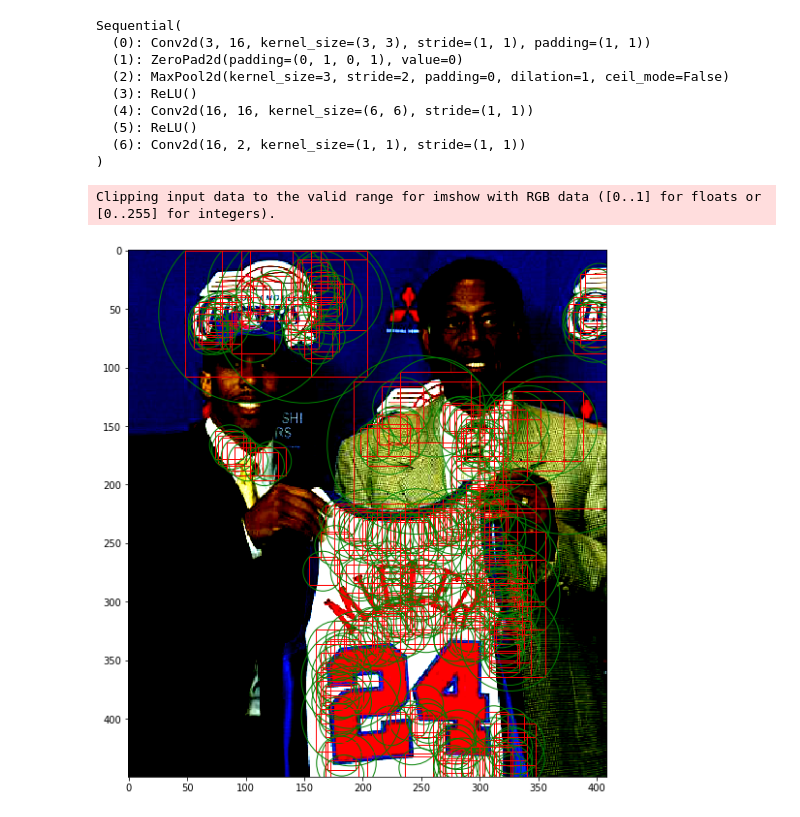
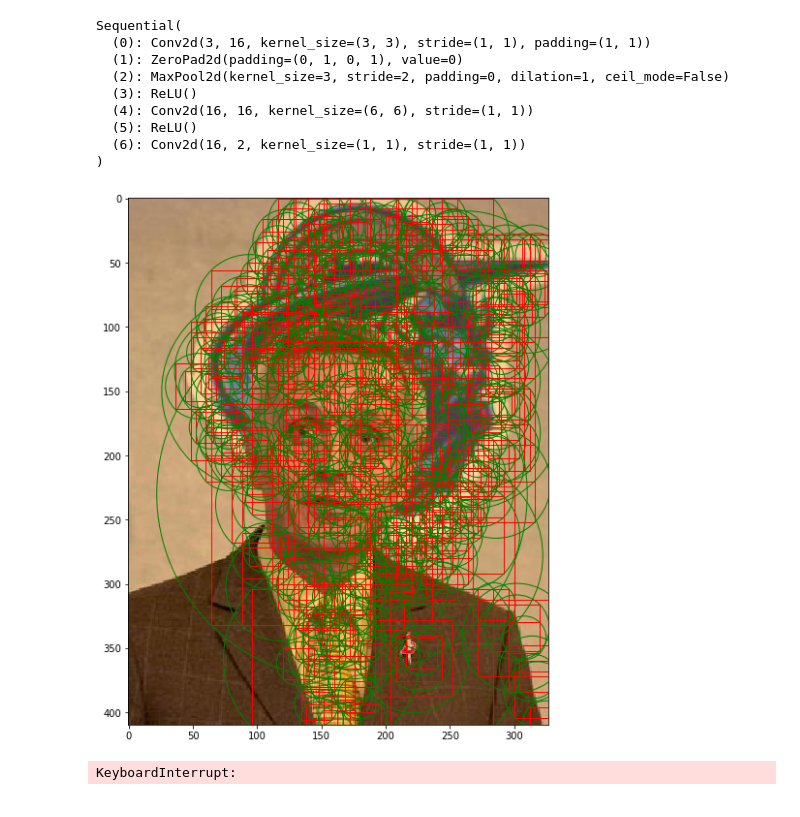
Before and after one commit to yohaiMagen/Deep_Learning_Course, a Jupyter notebook: Ex2/Ex2Q1.ipynb, the cells around one changed output. Saved outputs shown, nothing was run; the diff lists cells and outputs as text; code cells hidden in the pictures.

```diff
--- a/Ex2/Ex2Q1.ipynb
+++ b/Ex2/Ex2Q1.ipynb
@@ -294,9 +296,9 @@ for path in paths:
     img = imread(home_dir + 'images/' + path[:-1] + '.jpg')
     if len(img.shape) < 3:
         img = cv2.cvtColor(img, cv2.COLOR_GRAY2RGB)
-    img = img.astype(np.float64)
-    img -= img.mean(axis=(0,1)).reshape(1, 1, 3)
-    img /= img.std(axis=(0,1)).reshape(1, 1, 3)
+    img = img.astype(np.float64) / 255
+#     img -= img.mean(axis=(0,1)).reshape(1, 1, 3)
+#     img /= img.std(axis=(0,1)).reshape(1, 1, 3)
     imgs.append(np.moveaxis(img, 2, 0))
 # %%
 imgs[3].shape
@@ -404,7 +389,7 @@ def extract_fddb_format(img_pyramid_hm, img_name, fc_size=12):
 
 def drow_ff(img):
     import matplotlib.patches as patches
-    img_pyramid_hm = face_rec_12(img, threshold=0.95, iou_threshold=0.5)
+    img_pyramid_hm = face_rec_12(img, threshold=0.9, iou_threshold=0.1)
     pyramid = tuple(pyramid_gaussian(np.moveaxis(img, 0, 2), downscale=2, multichannel=True, max_layer=4))
     rectangels = []
     fig, ax = plt.subplots(figsize=(10,10))
@@ -429,14 +414,15 @@ def drow_ff(img):
 #                 break
         fig.show()
 # %%
-idx = 5
+idx = 255
 drow_ff(imgs[idx])
 # %% [output]
-Clipping input data to the valid range for imshow with RGB data ([0..1] for floats or [0..255] for integers).
-[figure, old version]
+[figure, new version]
 # %%
 with open('./fold-01-out.txt', 'w') as f:
     for path, img in zip(paths, imgs):
 
-        f.write(extract_fddb_format(face_rec_12(img, 0.5, 0.5), path))
+        f.write(extract_fddb_format(face_rec_12(img, 0.9, 0.2), path))
         f.write('\n')
+# %% [output]
+KeyboardInterrupt:
```
Also changed, not shown: parts of 2 cells of this notebook.
